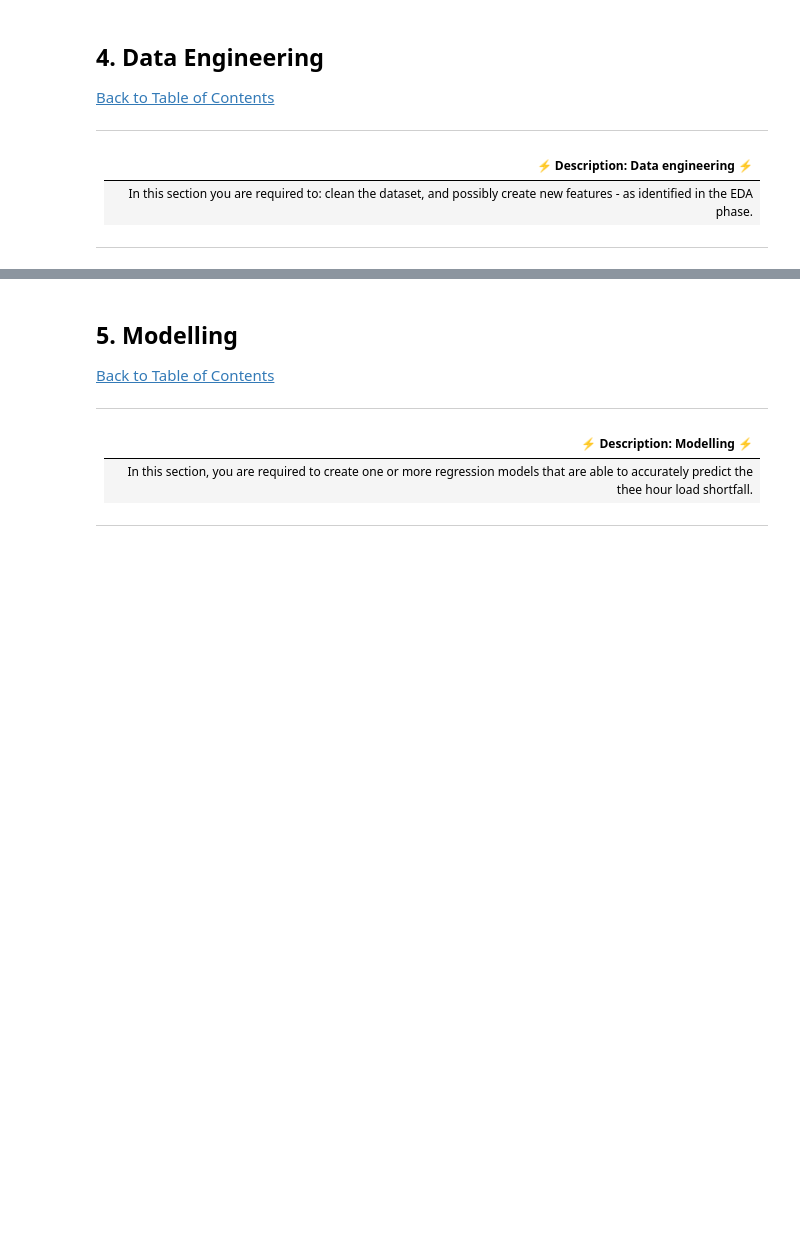
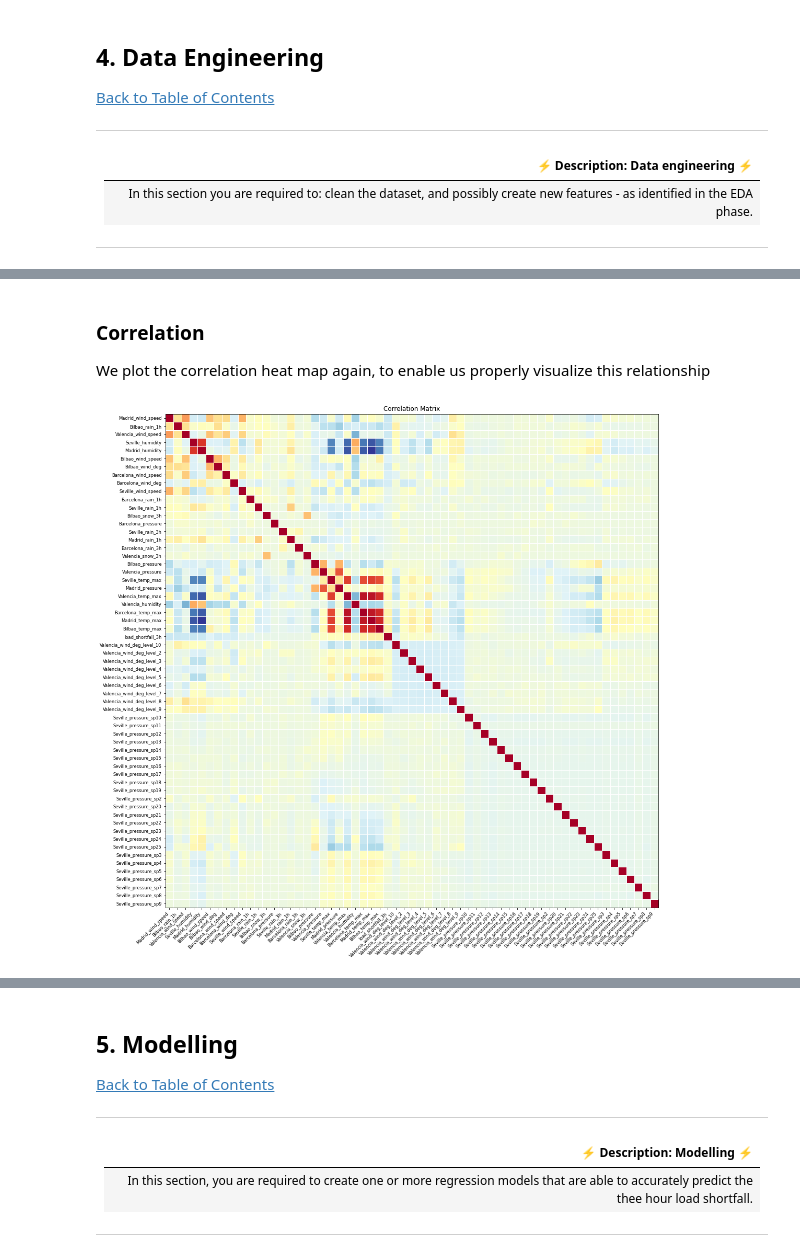
Before and after one commit to endiesworld/EDSA_OCT21_TEAM1_Predict, a Jupyter notebook: starter-notebook.ipynb, the cells around one changed output, grey strips where cells are left out. Saved outputs shown, nothing was run; the diff lists cells and outputs as text; code cells hidden in the pictures; blank space fills up the shorter version.

```diff
--- a/starter-notebook.ipynb
+++ b/starter-notebook.ipynb
@@ -336,0 +318,3 @@ fig.tight_layout(pad=1)
+# %%
+improved_df = pd.get_dummies(improved_df, columns=['Valencia_wind_deg','Seville_pressure'],drop_first=True)
+improved_df.info()
@@ -336,0 +401,11 @@ fig.tight_layout(pad=1)
+# %% [markdown]
+### Correlation
+We plot the correlation heat map again, to enable us properly visualize this relationship
+# %%
+from statsmodels.graphics.correlation import plot_corr
+
+fig = plt.figure(figsize=(15,15));
+ax = fig.add_subplot(111);
+plot_corr(improved_df.corr(), xnames = improved_df.corr().columns, ax = ax);
+# %% [output]
+[figure, added]
```
Also changed, not shown: parts of 81 cells of this notebook.
